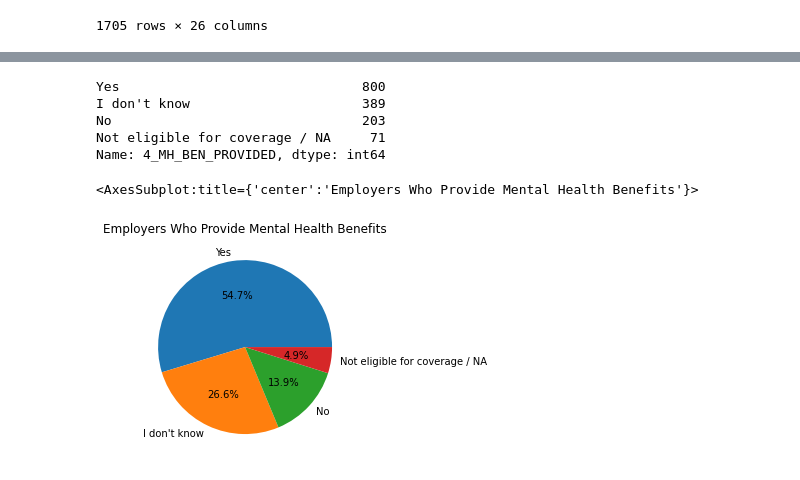
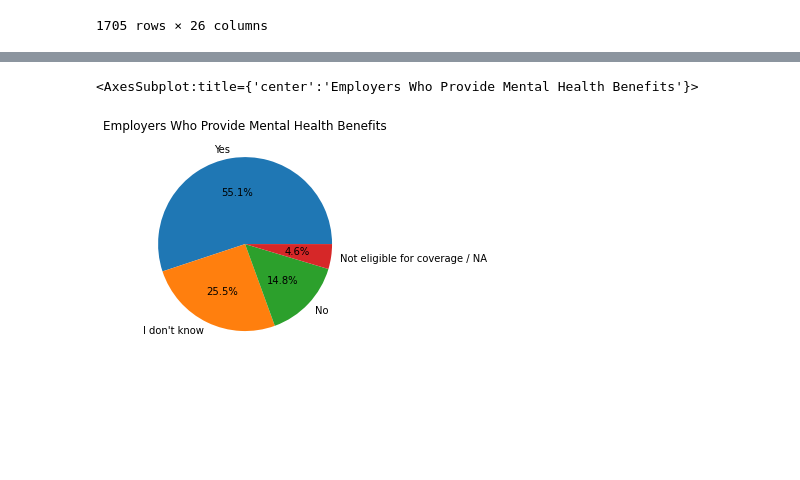
Before and after one commit to bennetyousuf/ProjectOne-MentalHealthinTech, a Jupyter notebook: Mental Health in Tech Data Cleanup.ipynb, the cells around one changed output, grey strips where cells are left out. Drawn from its saved outputs; the diff is of its cells as text; code cells hidden in the pictures; blank space fills up the shorter version.

Commit message:
create tech_mental_health data frame that filters out for survey participants with employers in the tech industry, clean up notes

```diff
--- a/Mental Health in Tech Data Cleanup.ipynb
+++ b/Mental Health in Tech Data Cleanup.ipynb
@@ -43,0 +39,7 @@ survey_data_df
+# %%
+#Of responses from the Survey 864 out of 1705 particpants in the last 4 years were for employers in the tech industry
+# Filter out survey responses for individuals that were not employees of tech organizations (Survey question 3)
+#tech_mental_health will be the data frame that we use for ongoing anaylis.
+
+tech_mental_health = survey_data_df.loc[survey_data_df["3_TECH_ORG"]=="1"]
+tech_mental_health
@@ -51,23 +91,12 @@ employers_who_provide_mental_health_benefits
 # %%
-#1..#Analysis of Question 4 - How many employers provide mental health benefits
+# 1.Analysis of Question 4 - How many employers provide mental health benefits
 #What was the breakdown of answers for this quesion of the 1463 that did answer aross all 4 years
-employers_who_provide_mental_health_benefits= survey_data_df["4_MH_BEN_PROVIDED"].value_counts()
-employers_who_provide_mental_health_benefits
+
+employers_who_provide_mental_health_benefits= tech_mental_health["4_MH_BEN_PROVIDED"].value_counts()
+employers_who_provide_mental_health_benefits.plot(kind ="pie", ylabel = "", title ="Employers Who Provide Mental Health Benefits",autopct="%1.1f%%")
 # %% [output]
-Yes                               800
-I don't know                      389
-No                                203
-Not eligible for coverage / NA     71
-Name: 4_MH_BEN_PROVIDED, dtype: int64
+<AxesSubplot:title={'center':'Employers Who Provide Mental Health Benefits'}>
+[figure, added]
-# %%
-# 1.Analysis of Question 4 - How many employers provide mental health benefits
-#What was the breakdown of answers for this quesion of the 1463 that did answer aross all 4 years
-
-employers_who_provide_mental_health_benefits= survey_data_df["4_MH_BEN_PROVIDED"].value_counts()
-employers_who_provide_mental_health_benefits.plot(kind ="pie", ylabel = "", title ="Employers Who Provide Mental Health Benefits",autopct="%1.1f%%")
-# %% [output]
-<AxesSubplot:title={'center':'Employers Who Provide Mental Health Benefits'}>
-[figure, removed]
 # %%
 #1. Analysis of Question 4 - How many employers provide mental health benefits *yearly* breakdown
 #come back to how to create yearly data frame when we cant use groupby
```
Also changed, not shown: parts of 6 cells of this notebook.
